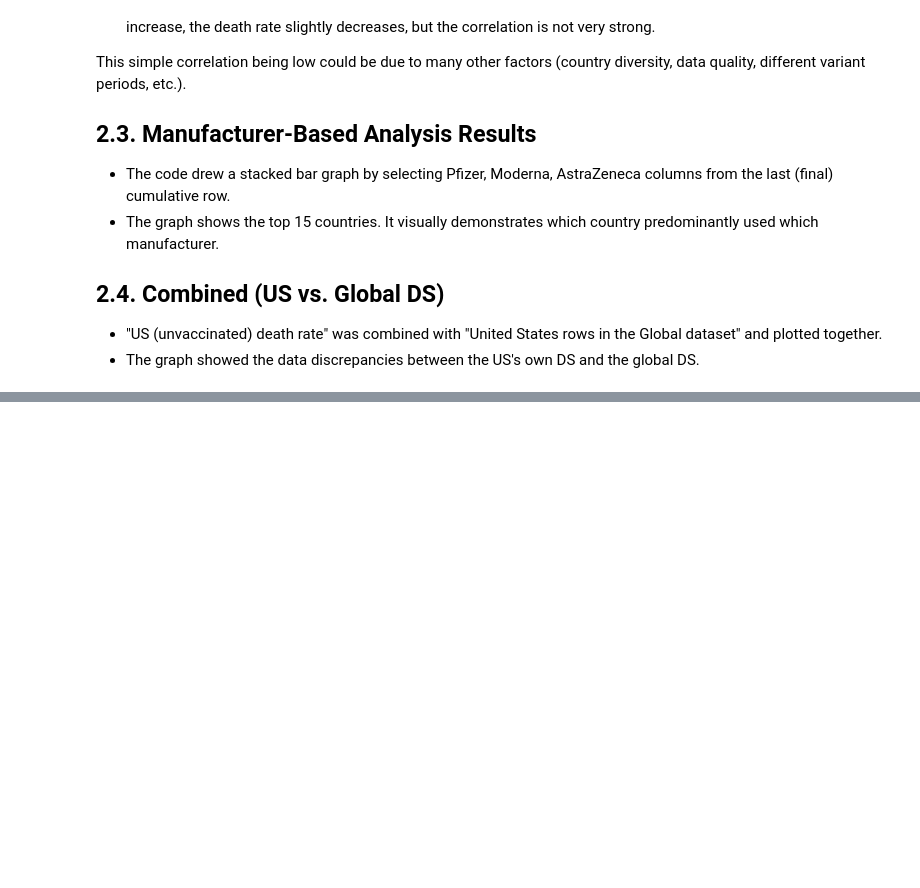
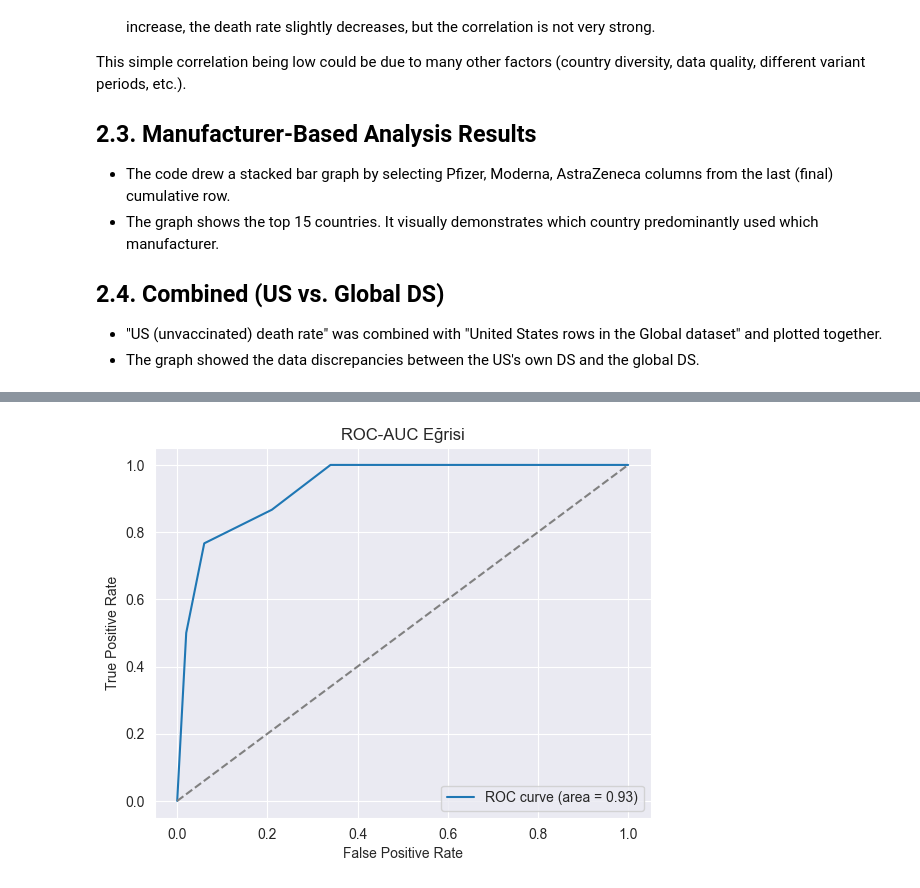
Before and after one commit to CemRoot/CodeGenesis-TEAM, a Jupyter notebook: Project/main.ipynb, the cells around one changed output, grey strips where cells are left out. Cells and saved outputs as stored; diff of their text form; code cells hidden in the pictures; blank space fills up the shorter version.

```diff
--- a/Project/main.ipynb
+++ b/Project/main.ipynb
@@ -2335,0 +2441,93 @@ This simple correlation being low could be due to many other factors (country di
+# %%
+import os
+import pandas as pd
+import numpy as np
+from sklearn.model_selection import train_test_split, GridSearchCV
+from sklearn.ensemble import RandomForestClassifier
+from sklearn.metrics import classification_report, confusion_matrix, roc_auc_score, roc_curve
+from imblearn.over_sampling import SMOTE
+import matplotlib.pyplot as plt
+import seaborn as sns
+from pymongo import MongoClient
+from dotenv import load_dotenv
+
+# Load environment variables
+load_dotenv()
+
+# MongoDB connection
+MONGO_URI = os.getenv("MONGO_URI")
+DATABASE_NAME = os.getenv("DATABASE_NAME")
+client = MongoClient(MONGO_URI)
+db = client[DATABASE_NAME]
+
+# Veri Hazırlığı
+collection = "cleaned_us_death_rates"
+df = pd.DataFrame(list(db[collection].find({}, {"_id": 0})))
+
+# Hedef değişken oluşturma
+threshold = 10  # Ölüm oranı eşiği
+df['Risk_Level'] = df['Death_rate_weekly_of_unvaccinated_people_United_States_by_age'].apply(
+    lambda x: 1 if x > threshold else 0  # 1: High Risk, 0: Low Risk
+)
+
+# Gerekli sütunlar
+X = pd.get_dummies(df[['Entity']], drop_first=True).astype(float)  # Float formatına dönüştür
+y = df['Risk_Level'].astype(int).values  # Integer formatına dönüştür
+
+# Eğitim ve test setlerine ayırma
+X_train, X_test, y_train, y_test = train_test_split(X, y, test_size=0.2, random_state=42, stratify=y)
+
+# SMOTE ile veri artırımı
+smote = SMOTE(random_state=42)
+X_train_smote, y_train_smote = smote.fit_resample(X_train, y_train)
+
+# Random Forest Modeli
+rf = RandomForestClassifier(random_state=42, class_weight='balanced')
+
+# Hiperparametre Optimizasyonu
+param_grid = {
+    'n_estimators': [100, 200, 300],
+    'max_depth': [None, 10, 20, 30],
+    'min_samples_split': [2, 5, 10],
+    'min_samples_leaf': [1, 2, 4]
+}
+grid_search = GridSearchCV(estimator=rf, param_grid=param_grid, cv=5, scoring='accuracy', n_jobs=-1)
+grid_search.fit(X_train_smote, y_train_smote)
+
+# En iyi model ile tahmin
+best_model = grid_search.best_estimator_
+y_pred = best_model.predict(X_test)
+
+# Performans Değerlendirme
+print("En İyi Parametreler:", grid_search.best_params_)
+print("\nConfusion Matrix:")
+print(confusion_matrix(y_test, y_pred))
+print("\nClassification Report:")
+print(classification_report(y_test, y_pred))
+
+# ROC-AUC Eğrisi
+y_pred_proba = best_model.predict_proba(X_test)[:, 1]
+roc_auc = roc_auc_score(y_test, y_pred_proba)
+fpr, tpr, thresholds = roc_curve(y_test, y_pred_proba)
+plt.figure()
+plt.plot(fpr, tpr, label=f"ROC curve (area = {roc_auc:.2f})")
+plt.plot([0, 1], [0, 1], linestyle='--', color='gray')
+plt.xlabel("False Positive Rate")
+plt.ylabel("True Positive Rate")
+plt.title("ROC-AUC Eğrisi")
+plt.legend(loc="lower right")
+plt.show()
+
+# Feature Importance Görselleştirme
+if isinstance(X, pd.DataFrame):
+    feature_names = X.columns
+else:
+    feature_names = [f'Feature {i}' for i in range(X.shape[1])]
+
+feature_importances = pd.Series(best_model.feature_importances_, index=feature_names)
+feature_importances.nlargest(10).plot(kind='barh', color='teal')
+plt.title("Feature Importance")
+plt.xlabel("Importance")
+plt.ylabel("Features")
+plt.show()
+# %% [output]
@@ -2335,0 +2549 @@ This simple correlation being low could be due to many other factors (country di
+[figure, added]
```
Also changed, not shown: parts of 8 cells of this notebook, 17 other files.
